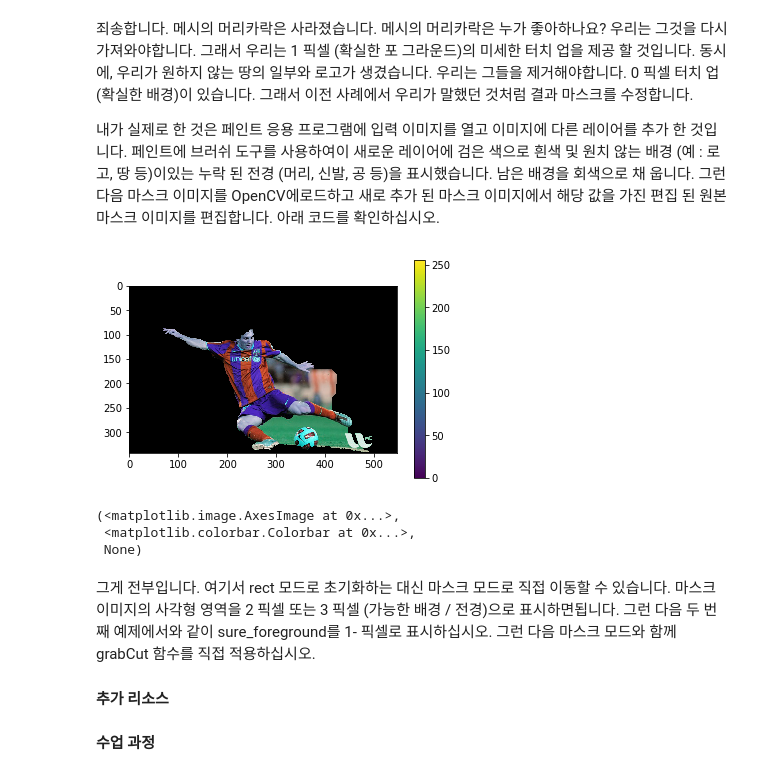
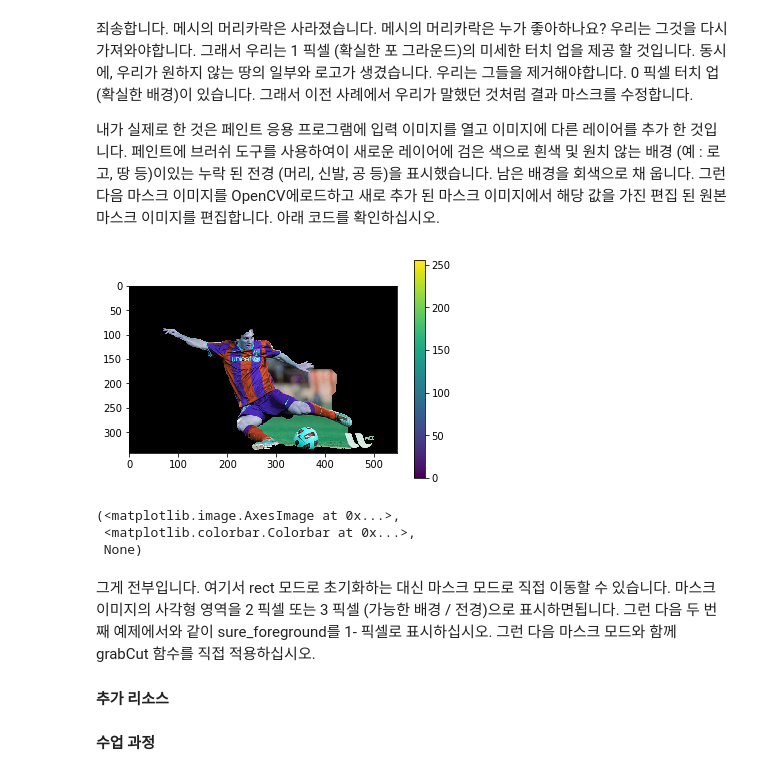
Before and after one commit to bonghanwith/study_python_opencv, a Jupyter notebook: OpenCV_Python_Tutorials/04. Image Processing in OpenCV/16_Interactive_Foreground_Extraction_using_GrabCut_Algorithm.ipynb, the cells around one changed output. Saved outputs shown, nothing was run; the diff lists cells and outputs as text; code cells hidden in the pictures.

```diff
--- a/OpenCV_Python_Tutorials/04. Image Processing in OpenCV/16_Interactive_Foreground_Extraction_using_GrabCut_Algorithm.ipynb
+++ b/OpenCV_Python_Tutorials/04. Image Processing in OpenCV/16_Interactive_Foreground_Extraction_using_GrabCut_Algorithm.ipynb
@@ -70,17 +70,17 @@ plt.imshow(img),plt.colorbar(),plt.show()
 내가 실제로 한 것은 페인트 응용 프로그램에 입력 이미지를 열고 이미지에 다른 레이어를 추가 한 것입니다. 페인트에 브러쉬 도구를 사용하여이 새로운 레이어에 검은 색으로 흰색 및 원치 않는 배경 (예 : 로고, 땅 등)이있는 누락 된 전경 (머리, 신발, 공 등)을 표시했습니다. 남은 배경을 회색으로 채 웁니다. 그런 다음 마스크 이미지를 OpenCV에로드하고 새로 추가 된 마스크 이미지에서 해당 값을 가진 편집 된 원본 마스크 이미지를 편집합니다. 아래 코드를 확인하십시오.
 # %%
 # newmask is the mask image I manually labelled
-newmask = cv.imread('newmask.png',0)
+newmask = cv.imread('mm.png', 0)
 # wherever it is marked white (sure foreground), change mask=1
 # wherever it is marked black (sure background), change mask=0
 mask[newmask == 0] = 0
 mask[newmask == 255] = 1
 mask, bgdModel, fgdModel = cv.grabCut(img,mask,None,bgdModel,fgdModel,5,cv.GC_INIT_WITH_MASK)
 mask = np.where((mask==2)|(mask==0),0,1).astype('uint8')
 img = img*mask[:,:,np.newaxis]
 plt.imshow(img),plt.colorbar(),plt.show()
 # %% [output]
-[figure, old version]
+[figure, new version]
 (<matplotlib.image.AxesImage at 0x...>,
  <matplotlib.colorbar.Colorbar at 0x...>,
  None)
```
Also changed, not shown: parts of 1 cell of this notebook, 23 other files.
